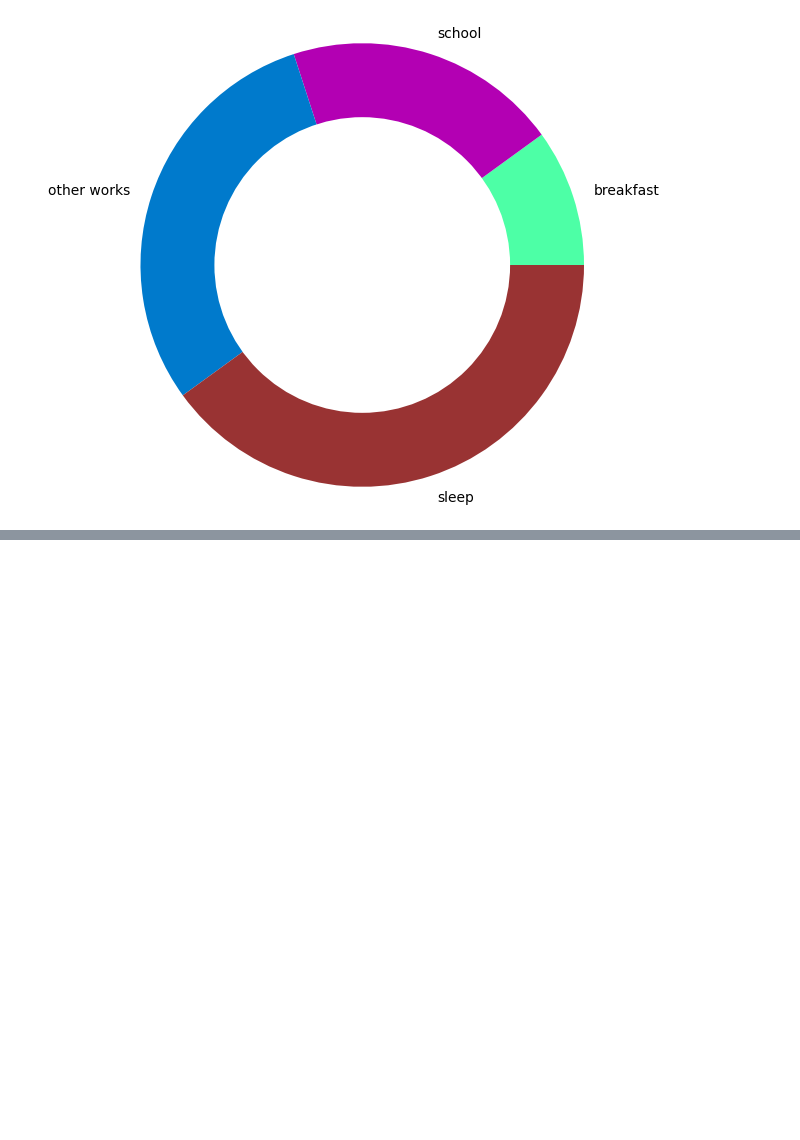
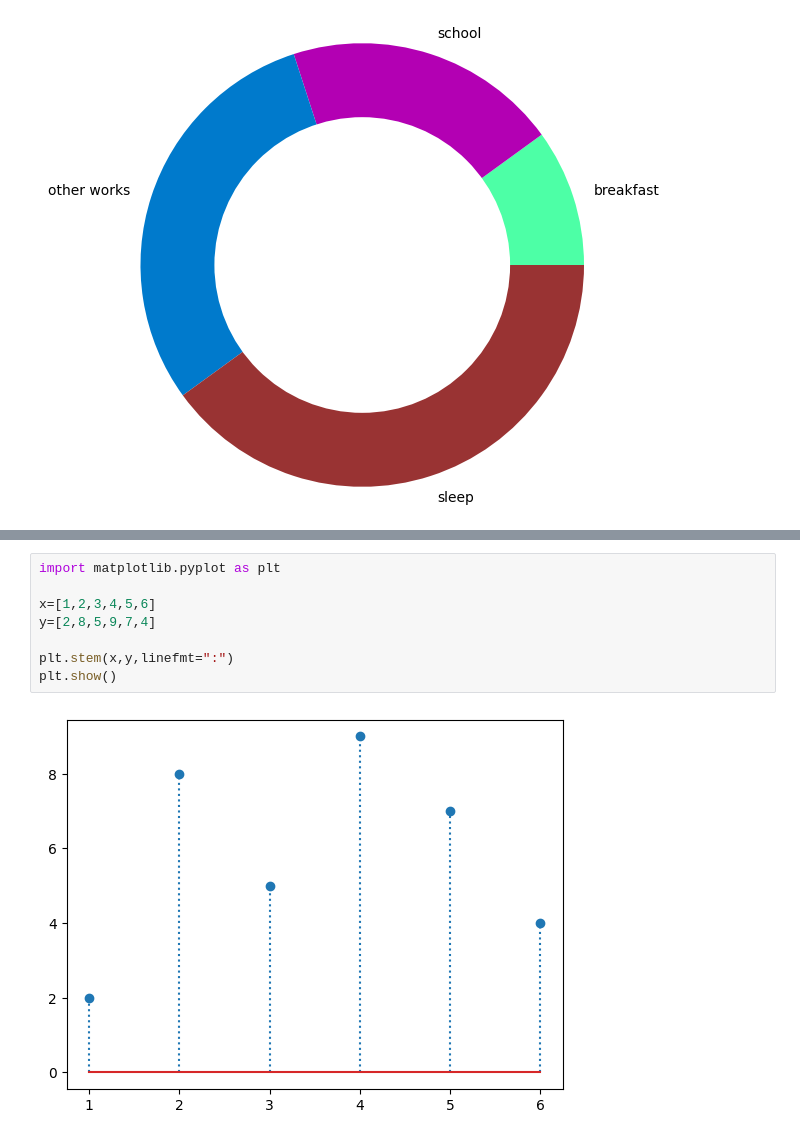
Before and after one commit to NishmthaM/matplotlib_python, a Jupyter notebook: Matplotlib.ipynb, the cells around one changed output, grey strips where cells are left out. Cells and saved outputs as stored; diff of their text form; blank space fills up the shorter version.

```diff
--- a/Matplotlib.ipynb
+++ b/Matplotlib.ipynb
@@ -371,0 +384,10 @@ plt.show()
+# %%
+import matplotlib.pyplot as plt
+
+x=[1,2,3,4,5,6]
+y=[2,8,5,9,7,4]
+
+plt.stem(x,y,linefmt=":")
+plt.show()
+# %% [output]
+[figure, added]
```
Also changed, not shown: parts of 5 cells of this notebook.
